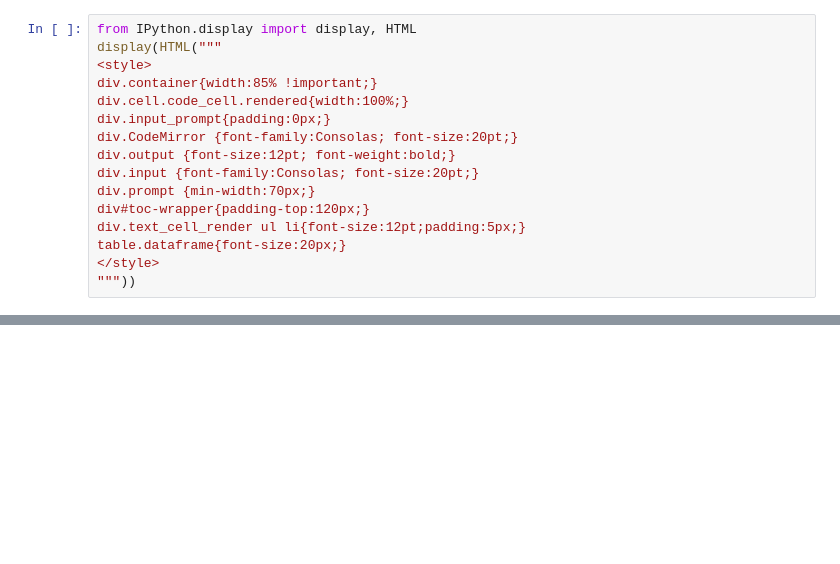
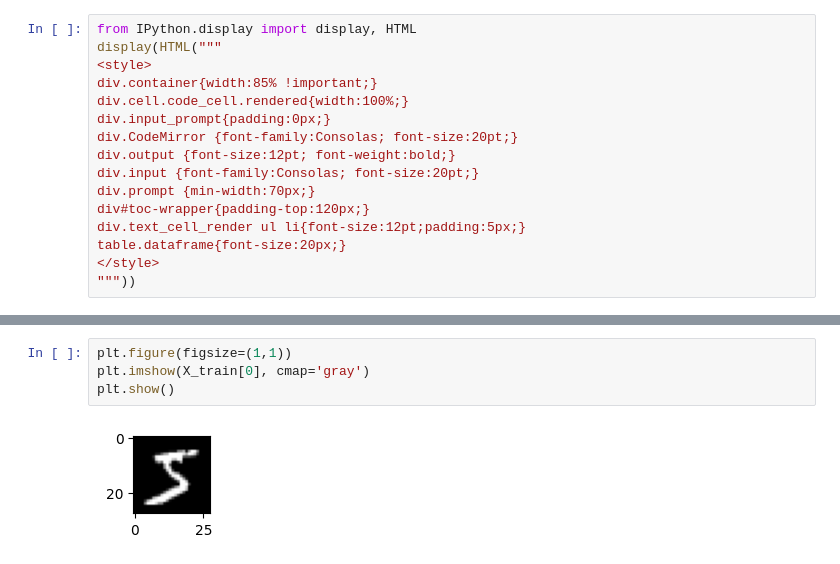
Before and after one commit to zardness/Sang, a Jupyter notebook: source/08_MachineLearning/ch3_분류분석.ipynb, the cells around one changed output, grey strips where cells are left out. Drawn from its saved outputs; the diff is of its cells as text; blank space fills up the shorter version.

```diff
--- a/source/08_MachineLearning/ch3_분류분석.ipynb
+++ b/source/08_MachineLearning/ch3_분류분석.ipynb
@@ -35,0 +69,6 @@ table.dataframe{font-size:20px;}
+# %%
+plt.figure(figsize=(1,1))
+plt.imshow(X_train[0], cmap='gray')
+plt.show()
+# %% [output]
+[figure, added]
```
Also changed, not shown: parts of 40 cells of this notebook, 2 other files.
